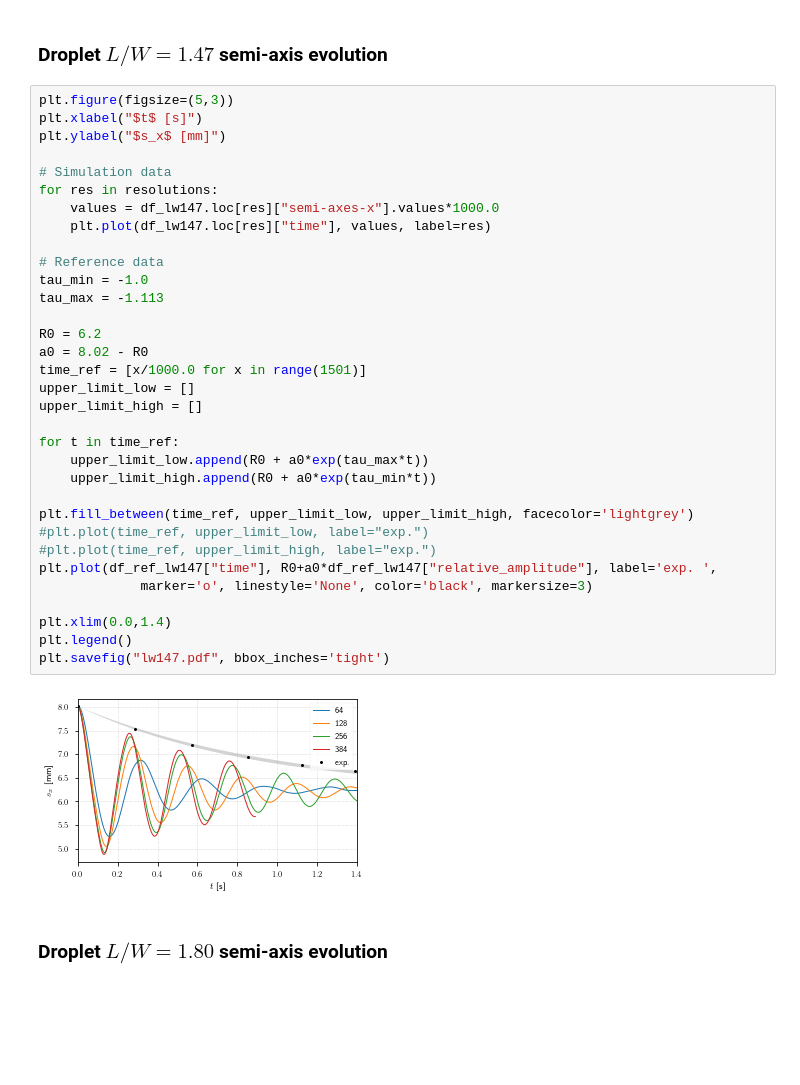
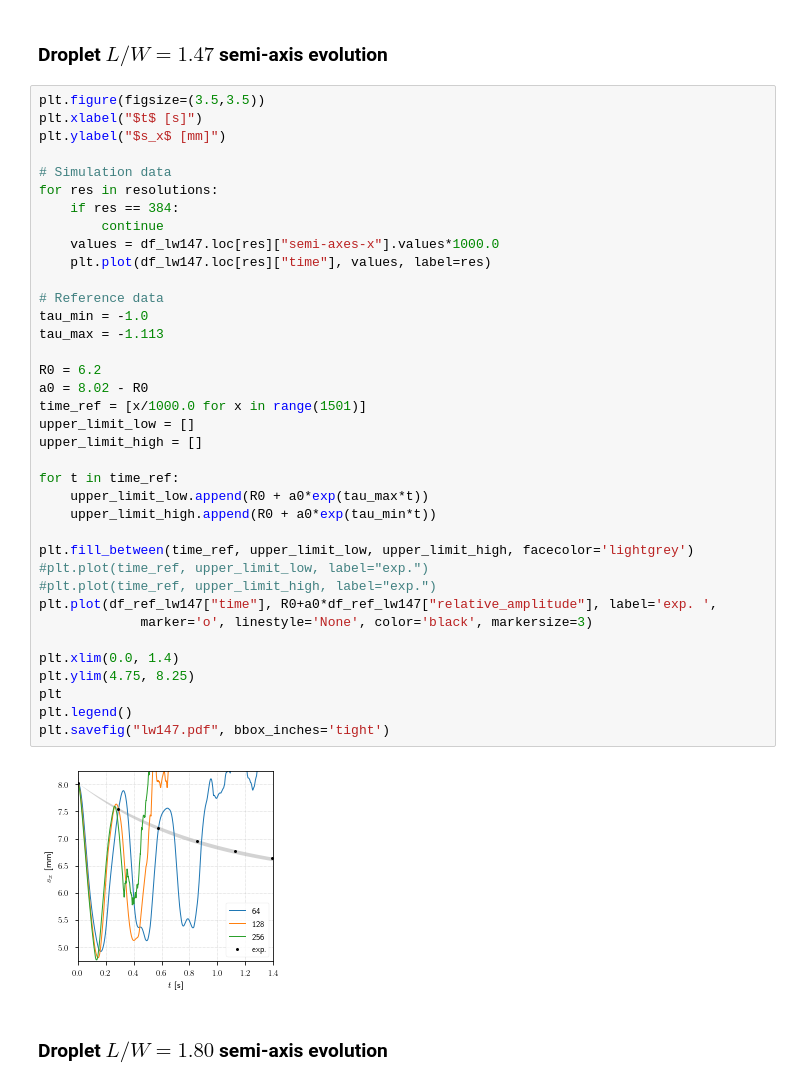
Before and after one commit to CRC-1194/lent, a Jupyter notebook: cases/flow-solution/oscillating-droplet/three-dimensional/Trinh1982-comparison.ipynb, the cells around one changed output. Drawn from its saved outputs; the diff is of its cells as text; blank space fills up the shorter version.

```diff
--- a/cases/flow-solution/oscillating-droplet/three-dimensional/Trinh1982-comparison.ipynb
+++ b/cases/flow-solution/oscillating-droplet/three-dimensional/Trinh1982-comparison.ipynb
@@ -121,40 +113,44 @@ plt.legend()
 # %% [markdown]
 ### Droplet $L/W=1.47$ semi-axis evolution
 # %%
-plt.figure(figsize=(5,3))
+plt.figure(figsize=(3.5,3.5))
 plt.xlabel("$t$ [s]")
 plt.ylabel("$s_x$ [mm]")
 
 # Simulation data
 for res in resolutions:
+    if res == 384:
+        continue
     values = df_lw147.loc[res]["semi-axes-x"].values*1000.0
     plt.plot(df_lw147.loc[res]["time"], values, label=res)
 
 # Reference data
 tau_min = -1.0
 tau_max = -1.113
 
 R0 = 6.2
 a0 = 8.02 - R0
 time_ref = [x/1000.0 for x in range(1501)]
 upper_limit_low = []
 upper_limit_high = []
 
 for t in time_ref:
     upper_limit_low.append(R0 + a0*exp(tau_max*t))
     upper_limit_high.append(R0 + a0*exp(tau_min*t))
 
 plt.fill_between(time_ref, upper_limit_low, upper_limit_high, facecolor='lightgrey')
 #plt.plot(time_ref, upper_limit_low, label="exp.")
 #plt.plot(time_ref, upper_limit_high, label="exp.")
 plt.plot(df_ref_lw147["time"], R0+a0*df_ref_lw147["relative_amplitude"], label='exp. ',
              marker='o', linestyle='None', color='black', markersize=3)
 
-plt.xlim(0.0,1.4)
+plt.xlim(0.0, 1.4)
+plt.ylim(4.75, 8.25)
+plt
 plt.legend()
 plt.savefig("lw147.pdf", bbox_inches='tight')
 # %% [output]
-[figure, old version]
+[figure, new version]
 # %% [markdown]
 ### Droplet $L/W=1.80$ semi-axis evolution
 # %%
```
Also changed, not shown: parts of 4 cells of this notebook, 1 other file.
